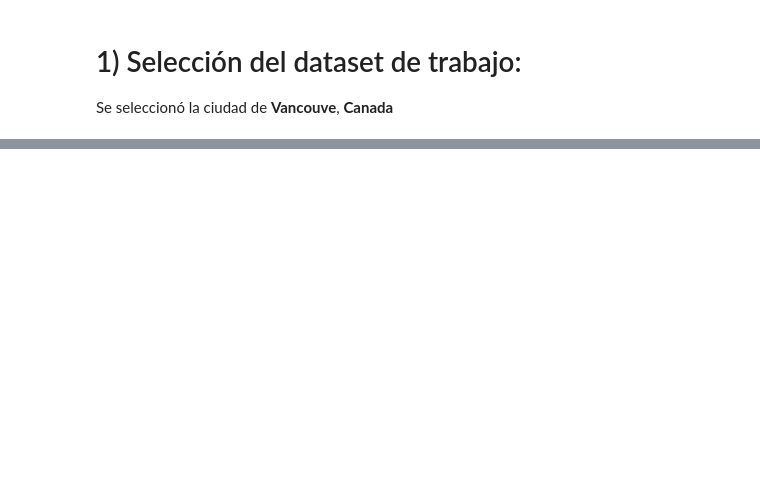
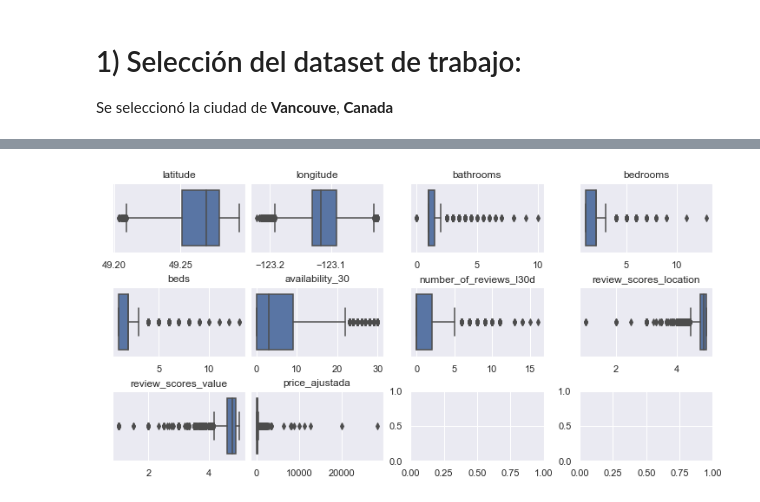
Before and after one commit to ytolosa/ciencia_de_datos, a Jupyter notebook: Taller 1.ipynb, the cells around one changed output, grey strips where cells are left out. Saved outputs shown, nothing was run; the diff lists cells and outputs as text; code cells hidden in the pictures; blank space fills up the shorter version.

```diff
--- a/Taller 1.ipynb
+++ b/Taller 1.ipynb
@@ -316,0 +259,13 @@ listings[
+# %%
+cuantitativas = [
+    "latitude",
+    "longitude",
+    "bathrooms",
+    "bedrooms",
+    "beds",
+    "availability_30",
+    "number_of_reviews_l30d",
+    "review_scores_location",
+    "review_scores_value",
+    "price_ajustada",
+]
@@ -316,0 +286,10 @@ listings[
+# %%
+_, axes = plt.subplots(3, 4, figsize=(10, 5), layout="constrained")
+
+for col, ax in zip(cuantitativas, axes.flat):
+    sns.boxplot(listings, x=col, ax=ax)
+    ax.set_title(col)
+    ax.set_xlabel(None)
+    ax.set_ylabel(None)
+# %% [output]
+[figure, added]
```
Also changed, not shown: parts of 60 cells of this notebook, 2 other files.
